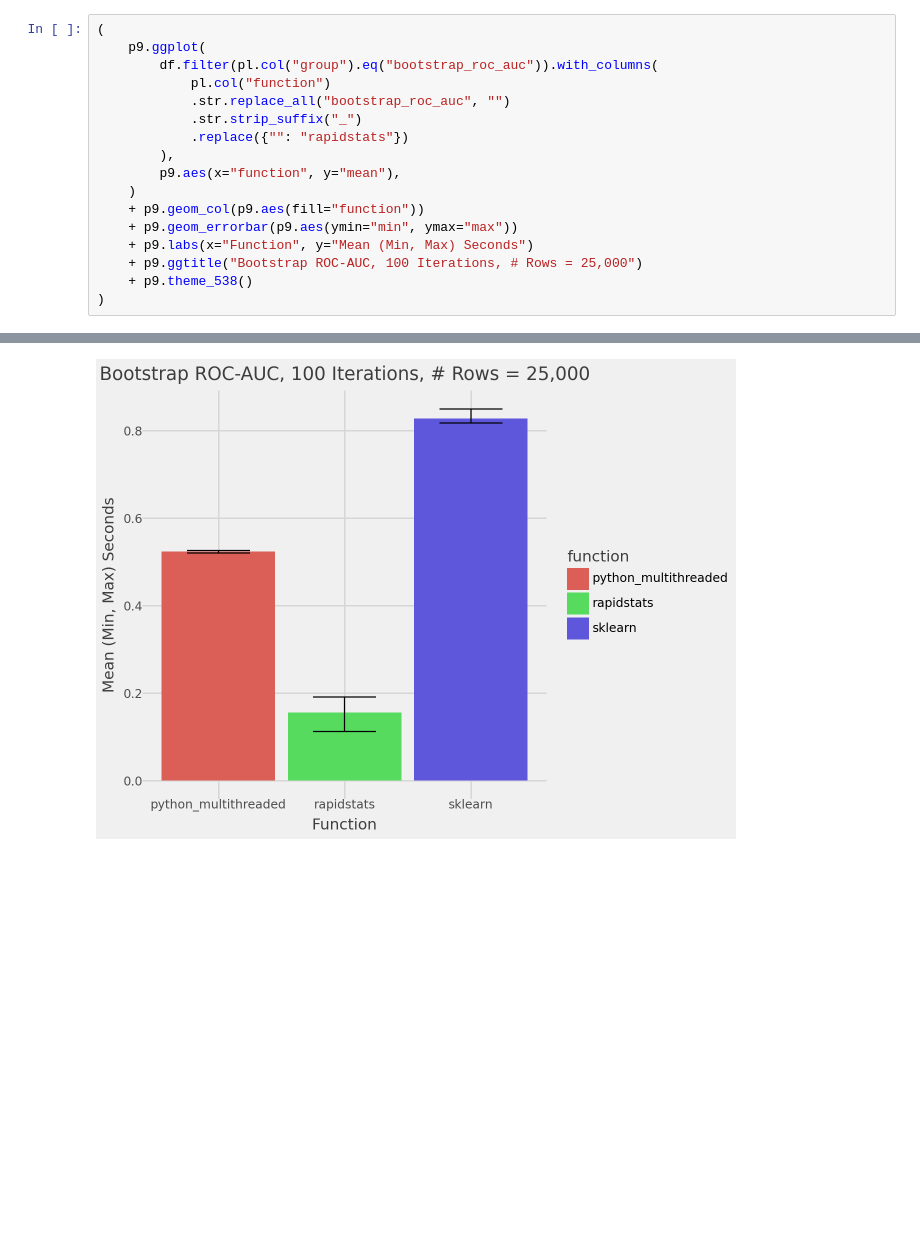
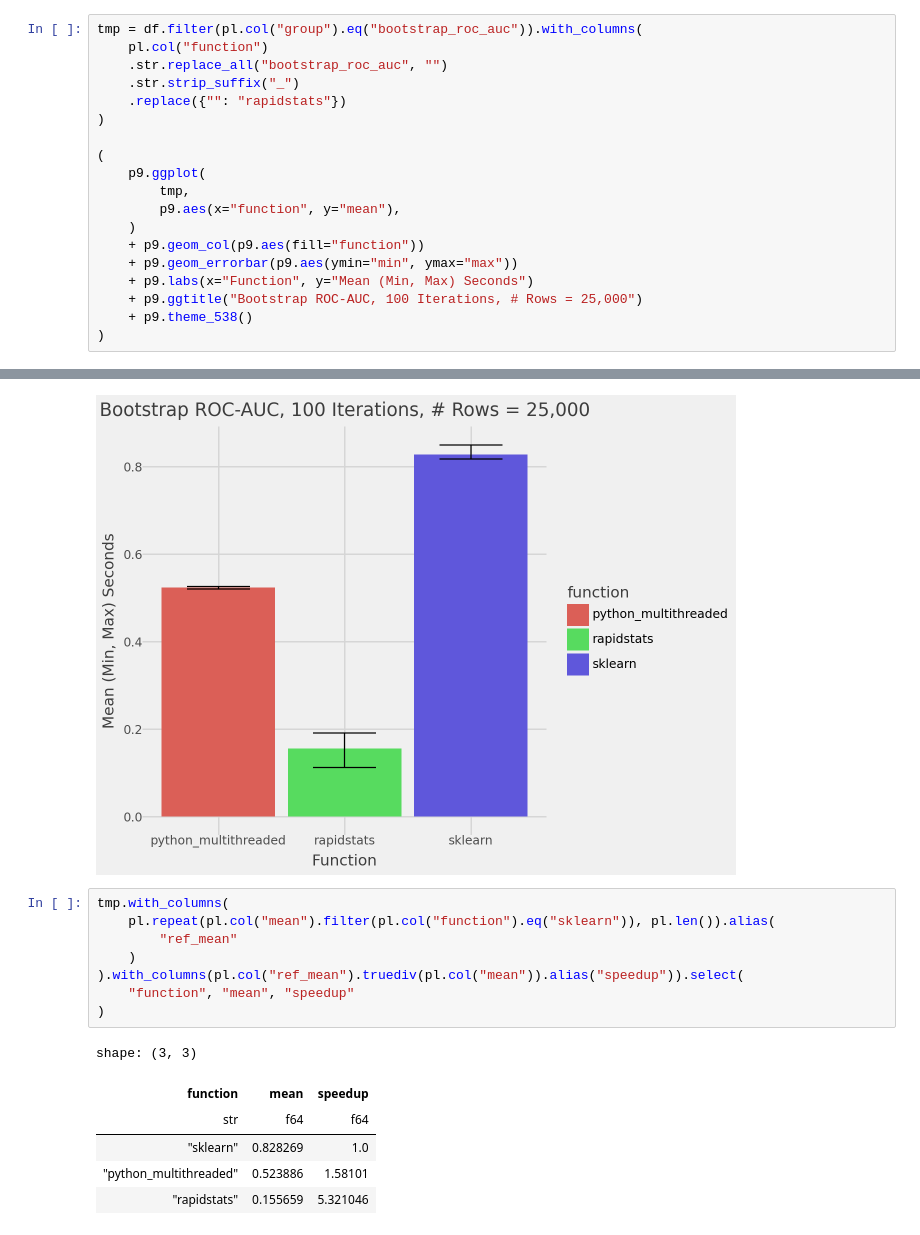
Before and after one commit to CangyuanLi/rapidstats, a Jupyter notebook: benchmarks/analyze_benchmarks.ipynb, the cells around one changed output, grey strips where cells are left out. Saved outputs shown, nothing was run; the diff lists cells and outputs as text; blank space fills up the shorter version.

```diff
--- a/benchmarks/analyze_benchmarks.ipynb
+++ b/benchmarks/analyze_benchmarks.ipynb
@@ -93,14 +118,16 @@ INFO:matplotlib.font_manager:Fontsize 0.00 < 1.0 pt not allowed by FreeType. Set
 # %% [markdown]
 # Bootstrap
 # %%
+tmp = df.filter(pl.col("group").eq("bootstrap_roc_auc")).with_columns(
+    pl.col("function")
+    .str.replace_all("bootstrap_roc_auc", "")
+    .str.strip_suffix("_")
+    .replace({"": "rapidstats"})
+)
+
 (
     p9.ggplot(
-        df.filter(pl.col("group").eq("bootstrap_roc_auc")).with_columns(
-            pl.col("function")
-            .str.replace_all("bootstrap_roc_auc", "")
-            .str.strip_suffix("_")
-            .replace({"": "rapidstats"})
-        ),
+        tmp,
         p9.aes(x="function", y="mean"),
     )
     + p9.geom_col(p9.aes(fill="function"))
@@ -112,3 +139,18 @@ INFO:matplotlib.font_manager:Fontsize 0.00 < 1.0 pt not allowed by FreeType. Set
 # %% [output]
 INFO:matplotlib.font_manager:Fontsize 0.00 < 1.0 pt not allowed by FreeType. Setting fontsize = 1 pt
 [figure]
+# %%
+tmp.with_columns(
+    pl.repeat(pl.col("mean").filter(pl.col("function").eq("sklearn")), pl.len()).alias(
+        "ref_mean"
+    )
+).with_columns(pl.col("ref_mean").truediv(pl.col("mean")).alias("speedup")).select(
+    "function", "mean", "speedup"
+)
+# %% [output]
+shape: (3, 3)
+| function | mean | speedup |
+| str | f64 | f64 |
+| "sklearn" | 0.828269 | 1.0 |
+| "python_multithreaded" | 0.523886 | 1.58101 |
+| "rapidstats" | 0.155659 | 5.321046 |
```
Also changed, not shown: parts of 2 cells of this notebook, 2 other files.
